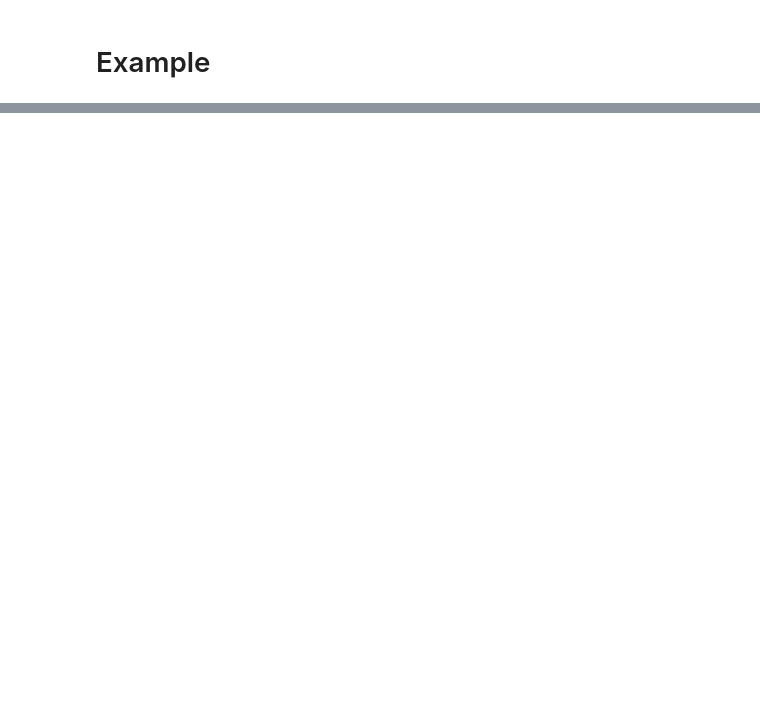
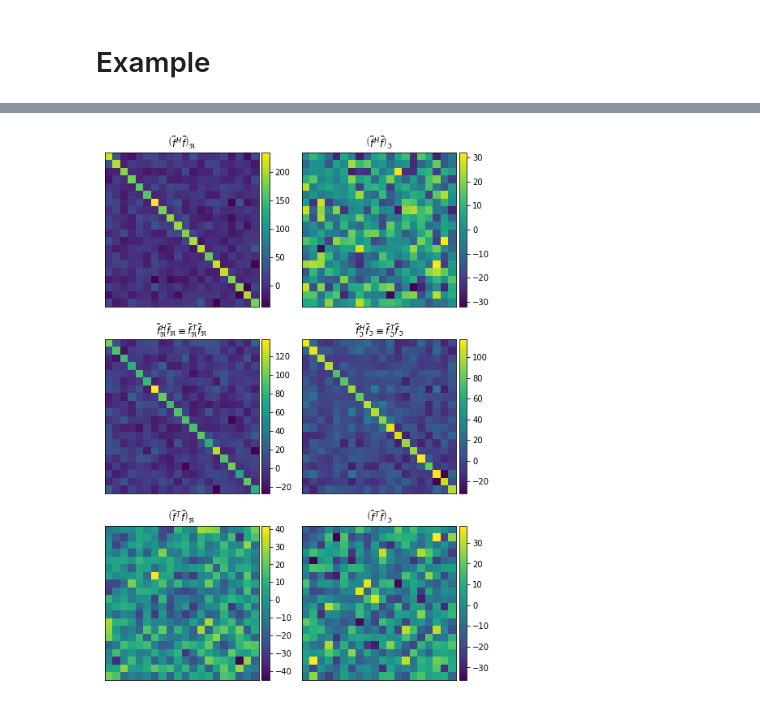
Before and after one commit to Sketos/github_issues, a Jupyter notebook: pylops/#202/main.ipynb, the cells around one changed output, grey strips where cells are left out. Saved outputs shown, nothing was run; the diff lists cells and outputs as text; code cells hidden in the pictures; blank space fills up the shorter version.

```diff
--- a/pylops/#202/main.ipynb
+++ b/pylops/#202/main.ipynb
@@ -103,3 +107,15 @@ def a_complex_from_a_real_and_a_imag(
+# %%
+def add_colorbar_to_axes(figure, im, axes):
+
+    cax = make_axes_locatable(
+        axes
+    ).append_axes('right', size='5%', pad=0.05)
+
+    figure.colorbar(
+        im,
+        cax=cax,
+        orientation='vertical'
+    )
 # %% [markdown]
 # Example
 # %%
@@ -182,0 +199,43 @@ plt.show()
+# %%
+prod_f_fft_complex_H = np.dot(
+    f_fft_complex.conj().T,
+    f_fft_complex
+)
+prod_f_fft_complex_T = np.dot(
+    f_fft_complex.T,
+    f_fft_complex
+)
+
+figure, axes = plt.subplots(
+    nrows=3, ncols=2, figsize=(8, 12)
+)
+
+im00 = axes[0, 0].imshow(prod_f_fft_complex_H.real)
+im01 = axes[0, 1].imshow(prod_f_fft_complex_H.imag)
+im10 = axes[1, 0].imshow(np.dot(f_fft_real.conj().T, f_fft_real))
+im11 = axes[1, 1].imshow(np.dot(f_fft_imag.conj().T, f_fft_imag))
+im20 = axes[2, 0].imshow(prod_f_fft_complex_T.real)
+im21 = axes[2, 1].imshow(prod_f_fft_complex_T.imag)
+
+add_colorbar_to_axes(figure=figure, im=im00, axes=axes[0, 0])
+add_colorbar_to_axes(figure=figure, im=im01, axes=axes[0, 1])
+add_colorbar_to_axes(figure=figure, im=im10, axes=axes[1, 0])
+add_colorbar_to_axes(figure=figure, im=im11, axes=axes[1, 1])
+add_colorbar_to_axes(figure=figure, im=im20, axes=axes[2, 0])
+add_colorbar_to_axes(figure=figure, im=im21, axes=axes[2, 1])
+
+for i in range(axes.shape[0]):
+    for j in range(axes.shape[1]):
+        axes[i, j].set_xticks([])
+        axes[i, j].set_yticks([])
+
+axes[0, 0].title.set_text(r"$\left( \tilde{f}^{\, H} \tilde{f} \right)_{\Re}$")
+axes[0, 1].title.set_text(r"$\left( \tilde{f}^{\, H} \tilde{f} \right)_{\Im}$")
+axes[1, 0].title.set_text(r"$\tilde{f}_{\Re}^{\, H} \tilde{f}_{\Re} \equiv \tilde{f}_{\Re}^{\, T} \tilde{f}_{\Re}$")
+axes[1, 1].title.set_text(r"$\tilde{f}_{\Im}^{\, H} \tilde{f}_{\Im} \equiv \tilde{f}_{\Im}^{\, T} \tilde{f}_{\Im}$")
+axes[2, 0].title.set_text(r"$\left( \tilde{f}^{\, T} \tilde{f} \right)_{\Re}$")
+axes[2, 1].title.set_text(r"$\left( \tilde{f}^{\, T} \tilde{f} \right)_{\Im}$")
+
+plt.show()
+# %% [output]
+[figure, added]
```
Also changed, not shown: parts of 3 cells of this notebook, 1 other file.
